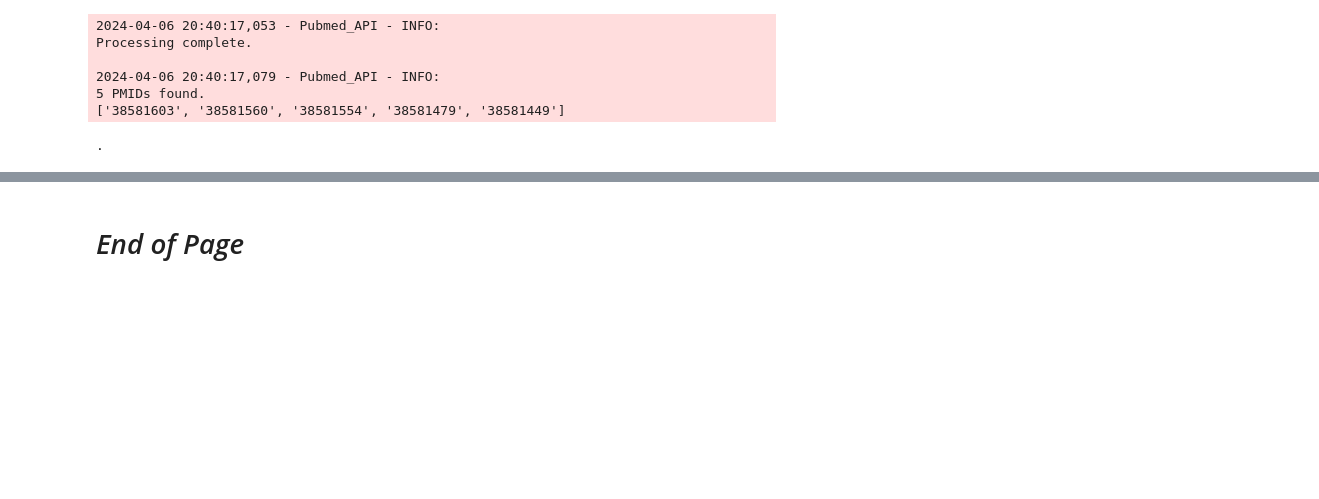
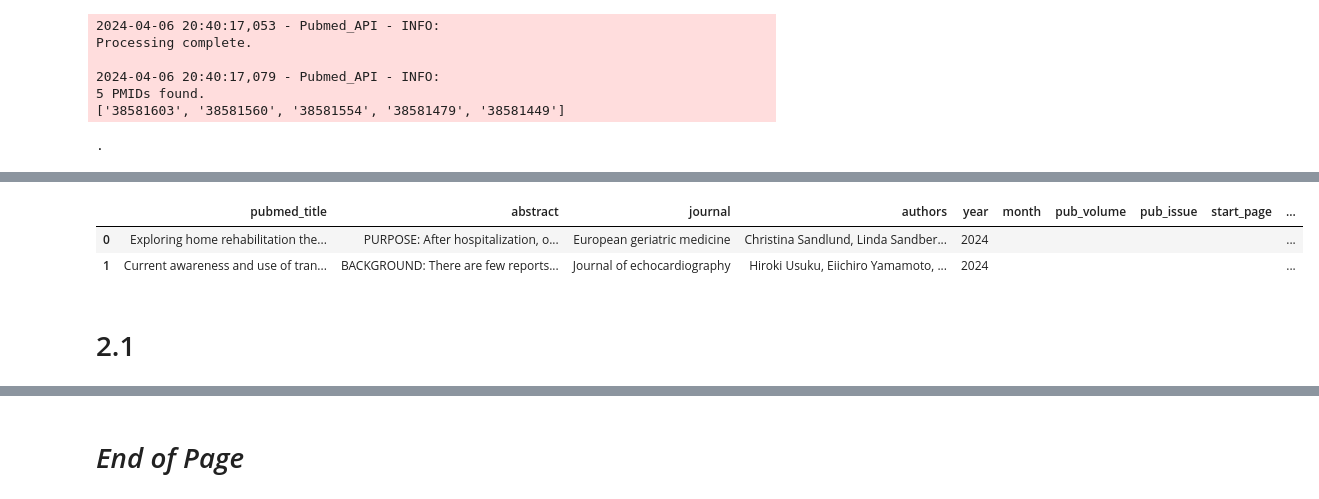
Before and after one commit to silvhua/pubmed-search, a Jupyter notebook: notebooks/2024-04-06 update Pubmed_API.ipynb, the cells around one changed output, grey strips where cells are left out. Drawn from its saved outputs; the diff is of its cells as text; code cells hidden in the pictures; blank space fills up the shorter version.

```diff
--- a/notebooks/2024-04-06 update Pubmed_API.ipynb
+++ b/notebooks/2024-04-06 update Pubmed_API.ipynb
@@ -490,0 +1460,8 @@ Processing complete.
+# %%
+df
+# %% [output]
+|  | pubmed_title | abstract | journal | authors | year | month | pub_volume | pub_issue | start_page | ... |
+| 0 | Exploring home rehabilitation the... | PURPOSE: After hospitalization, o... | European geriatric medicine | Christina Sandlund, Linda Sandber... | 2024 |  |  |  |  | ... |
+| 1 | Current awareness and use of tran... | BACKGROUND: There are few reports... | Journal of echocardiography | Hiroki Usuku, Eiichiro Yamamoto, ... | 2024 |  |  |  |  | ... |
+# %% [markdown]
+# 2.1
```
Also changed, not shown: parts of 28 cells of this notebook, 3 other files.
